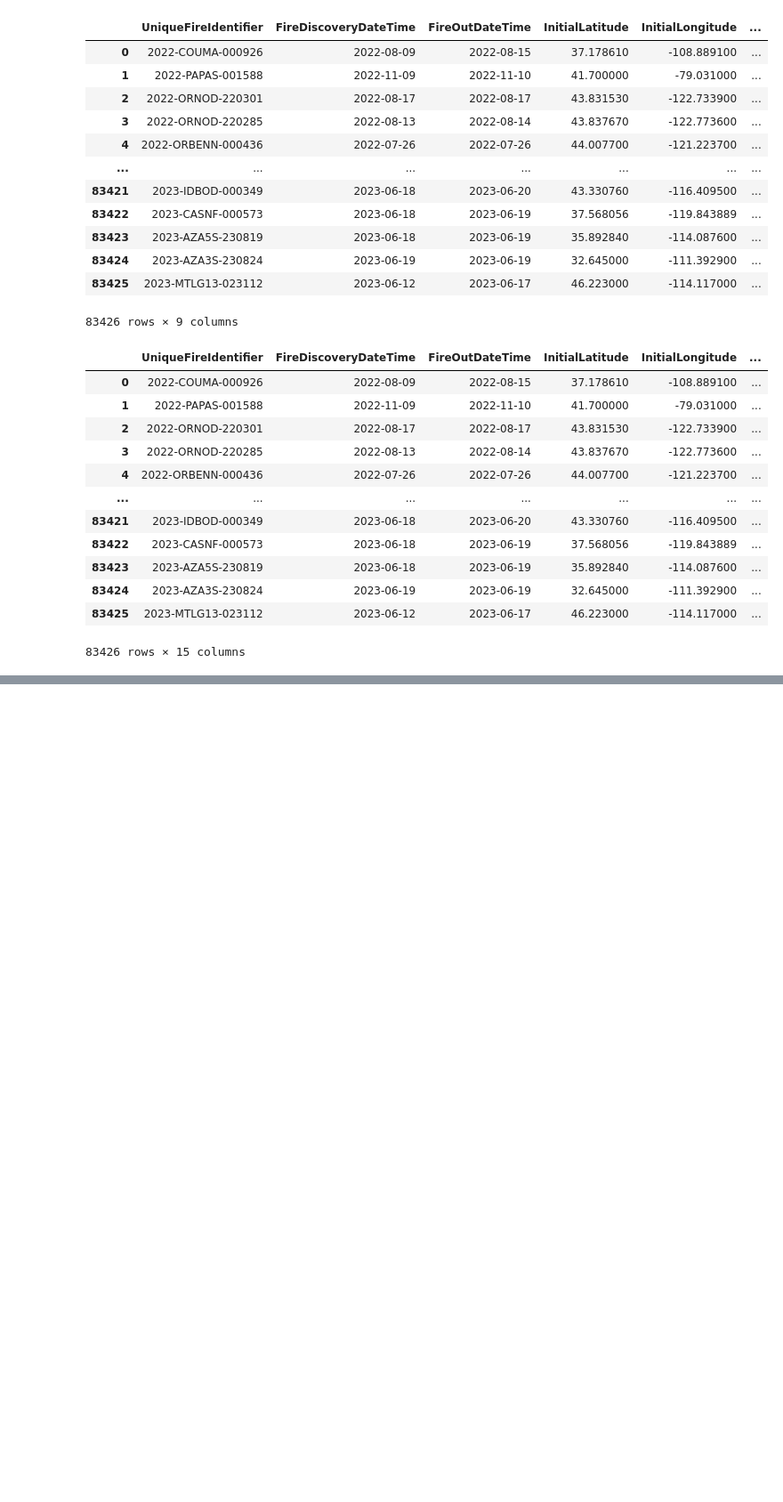
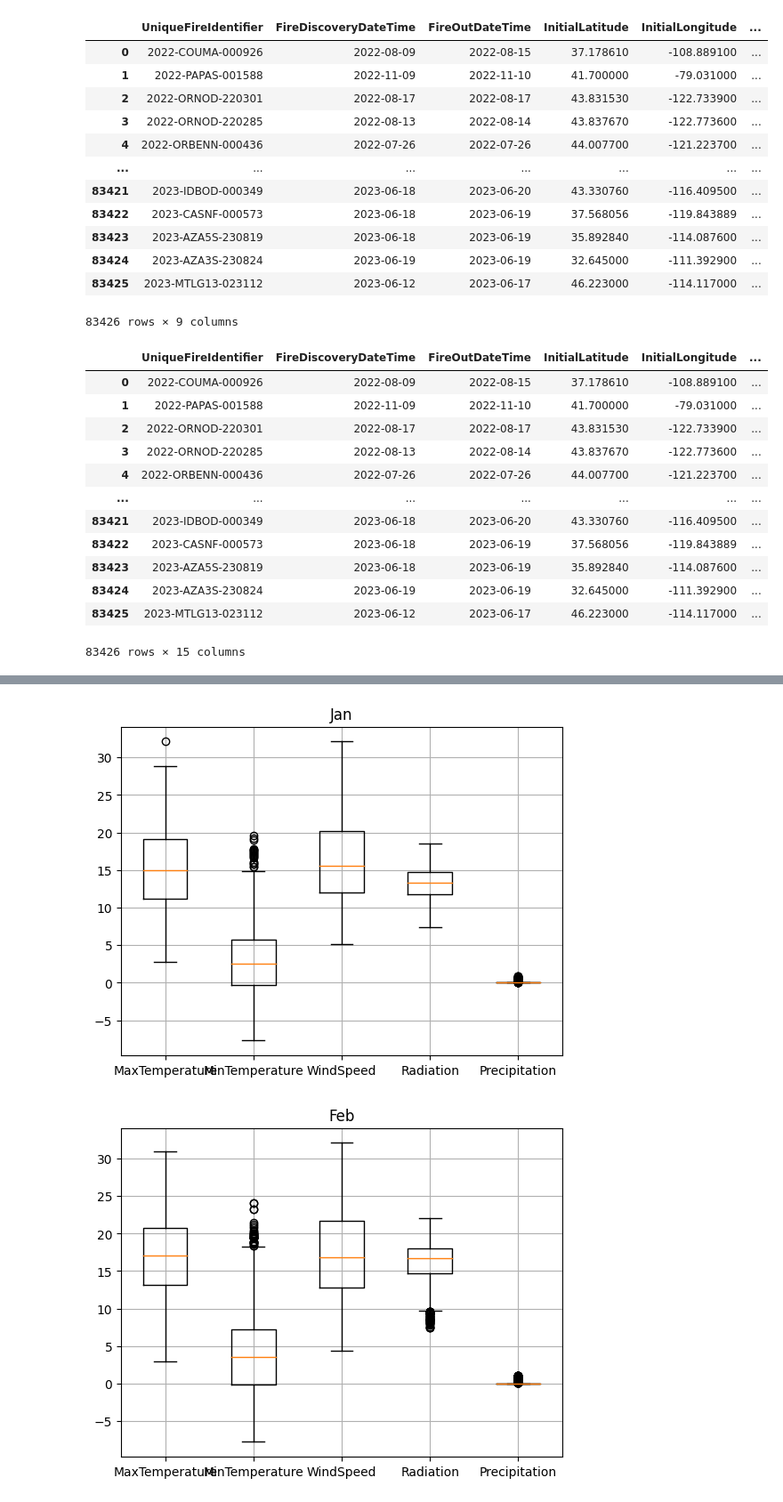
Before and after one commit to jenzalkind/intro-to-data-science-project, a Jupyter notebook: data_acquisition_api.ipynb, the cells around one changed output, grey strips where cells are left out. Shown at 89% size. Saved outputs shown, nothing was run; the diff lists cells and outputs as text; code cells hidden in the pictures; blank space fills up the shorter version.

```diff
--- a/data_acquisition_api.ipynb
+++ b/data_acquisition_api.ipynb
@@ -171,4 +322,5 @@ DataFrame description:
 # %%
+df = pd.read_csv(ADD_WEATHER_CSV)
 df2 = weather_outliers(df)
-df2.to_csv(WEATHER_OUTLIERS_CSV, index=False)
+df2.to_csv(FINAL_CSV, index=False)
 df2
@@ -174,0 +341,30 @@ df2
+# %%
+
+check_cols = ['MaxTemperature', 'MinTemperature',
+              'WindSpeed', 'Radiation', 'Precipitation']
+weather_df = df2[check_cols].copy()
+
+weather_df['Month'] = pd.DatetimeIndex(df2['FireDiscoveryDateTime']).month
+weather_df['Location'] = df['POOCounty']
+
+months = ["Jan", "Feb", "Mar", "Apr", "May", "Jun",
+          "Jul", "Aug", "Sep", "Oct", "Nov", "Dec"]
+
+# dividing the original dataset to monthly datasets
+orig_monthly_weathers = {}
+for i in range(1, 13, 1):
+    orig_monthly_weathers[i] = weather_df.query("Month=={0}".format(i))
+    orig_monthly_weathers[i].reset_index(inplace=True, drop=True)
+
+# let's see if there are any outliers
+for i in range(1, 13, 1):
+    fig = plt.figure()
+    ax = fig.add_subplot(111)
+    ax.boxplot(np.array(orig_monthly_weathers[i][check_cols]))
+    ax.set_xticklabels(check_cols)
+    plt.title(months[i-1])
+    plt.grid()
+    plt.show()
+# %% [output]
+[figure, added]
+[figure, added]
```
Also changed, not shown: parts of 10 cells of this notebook.
